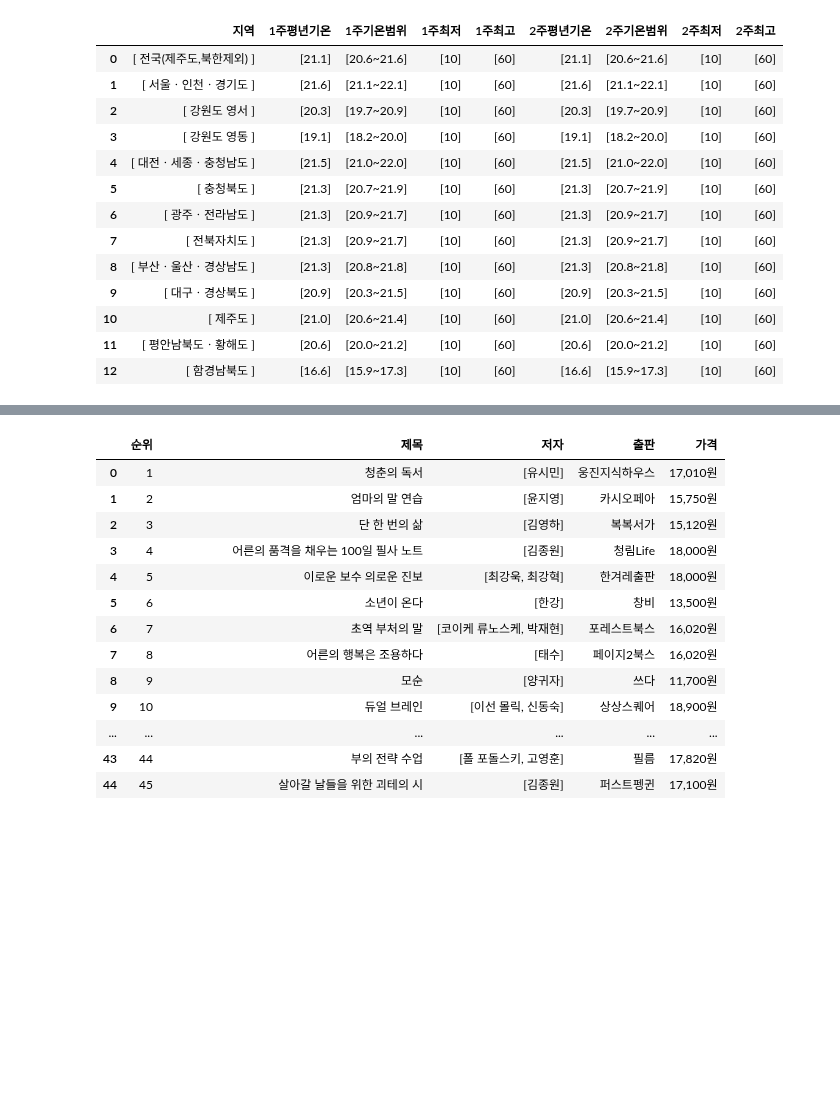
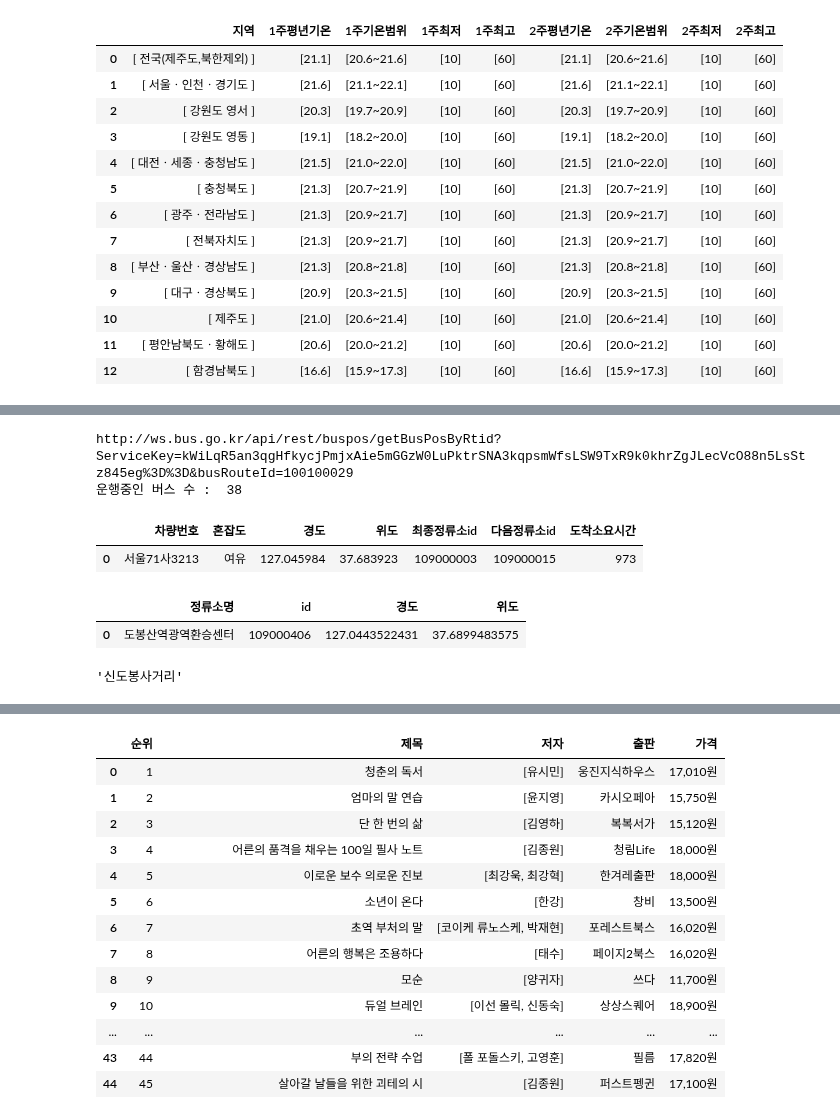
Before and after one commit to ksmindpks/ai_x, a Jupyter notebook: source/01_python/ch14_웹데이터수집1_정적_공공api.ipynb, the cells around one changed output, grey strips where cells are left out. Cells and saved outputs as stored; diff of their text form; code cells hidden in the pictures; blank space fills up the shorter version.

```diff
--- a/source/01_python/ch14_웹데이터수집1_정적_공공api.ipynb
+++ b/source/01_python/ch14_웹데이터수집1_정적_공공api.ipynb
@@ -1145,0 +1219,49 @@ None
+# %%
+# step3 : busRouteID로 버스 위치 정보 조회 2번
+url3 = f'http://ws.bus.go.kr/api/rest/buspos/getBusPosByRtid?ServiceKey={key}&busRouteId={busRouteId}'
+print(url3)
+response = requests.get(url3)
+soup = BeautifulSoup(response.text, 'xml')
+bus_position = []
+itemLists = soup.select('itemList')
+print('운행중인 버스 수 : ', len(itemLists))
+for itemList in itemLists:
+    # 차량번호, 혼잡도, 경도, 위도, 최종정류장id, 다음정류장id, 도착소요시간
+    plainNo = itemList.select_one('plainNo').text
+    # print(plainNo)
+    congestion = itemList.select_one('congetion').text
+    congestion = '여유' if congestion == '3'\
+                else '보통' if congestion == '4'\
+                else '혼잡' if congestion == '5'\
+                else '매우혼잡'
+    gpsX = itemList.select_one('gpsX').text
+    gpsY = itemList.select_one('gpsY').text
+    lastStnId = itemList.select_one('lastStnId').text
+    nextStId = itemList.select_one('nextStId').text
+    nextStTm = itemList.select_one('nextStTm').text
+    bus_position.append({
+        '차량번호': plainNo,
+        '혼잡도': congestion,
+        '경도':gpsX,
+        '위도':gpsY,
+        '최종정류소id':lastStnId,
+        '다음정류소id':nextStId,
+        '도착소요시간':nextStTm
+    })
+df_pos = pd.DataFrame(bus_position)
+df_pos.head(1)
+# %% [output]
+http://ws.bus.go.kr/api/rest/buspos/getBusPosByRtid?ServiceKey=kWiLqR5an3qgHfkycjPmjxAie5mGGzW0LuPktrSNA3kqpsmWfsLSW9TxR9k0khrZgJLecVcO88n5LsStz845eg%3D%3D&busRouteId=100100029
+운행중인 버스 수 :  38
+|  | 차량번호 | 혼잡도 | 경도 | 위도 | 최종정류소id | 다음정류소id | 도착소요시간 |
+| 0 | 서울71사3213 | 여유 | 127.045984 | 37.683923 | 109000003 | 109000015 | 973 |
+# %%
+df.head(1)
+# %% [output]
+|  | 정류소명 | id | 경도 | 위도 |
+| 0 | 도봉산역광역환승센터 | 109000406 | 127.0443522431 | 37.6899483575 |
+# %%
+# id가 109000007인 정류소명
+df.loc[df['id'] == '109000007', '정류소명'].iloc[0]
+# %% [output]
+'신도봉사거리'
```
Also changed, not shown: parts of 18 cells of this notebook, 10 other files.
